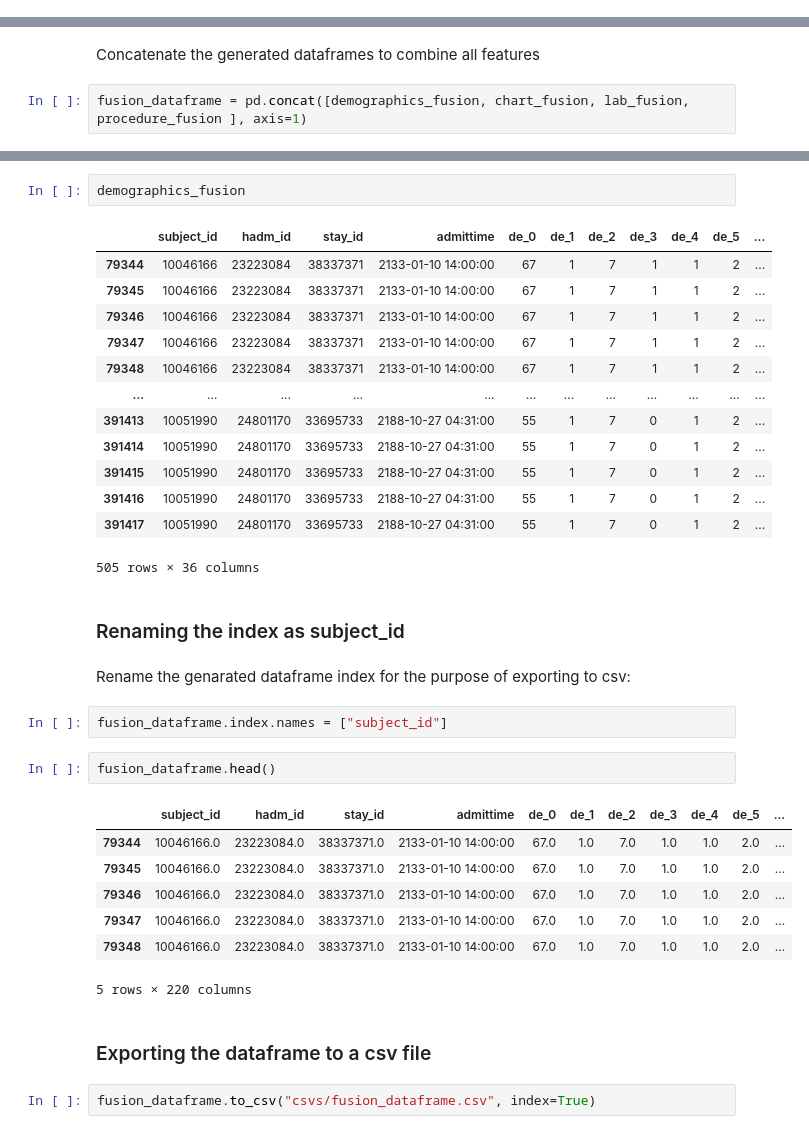
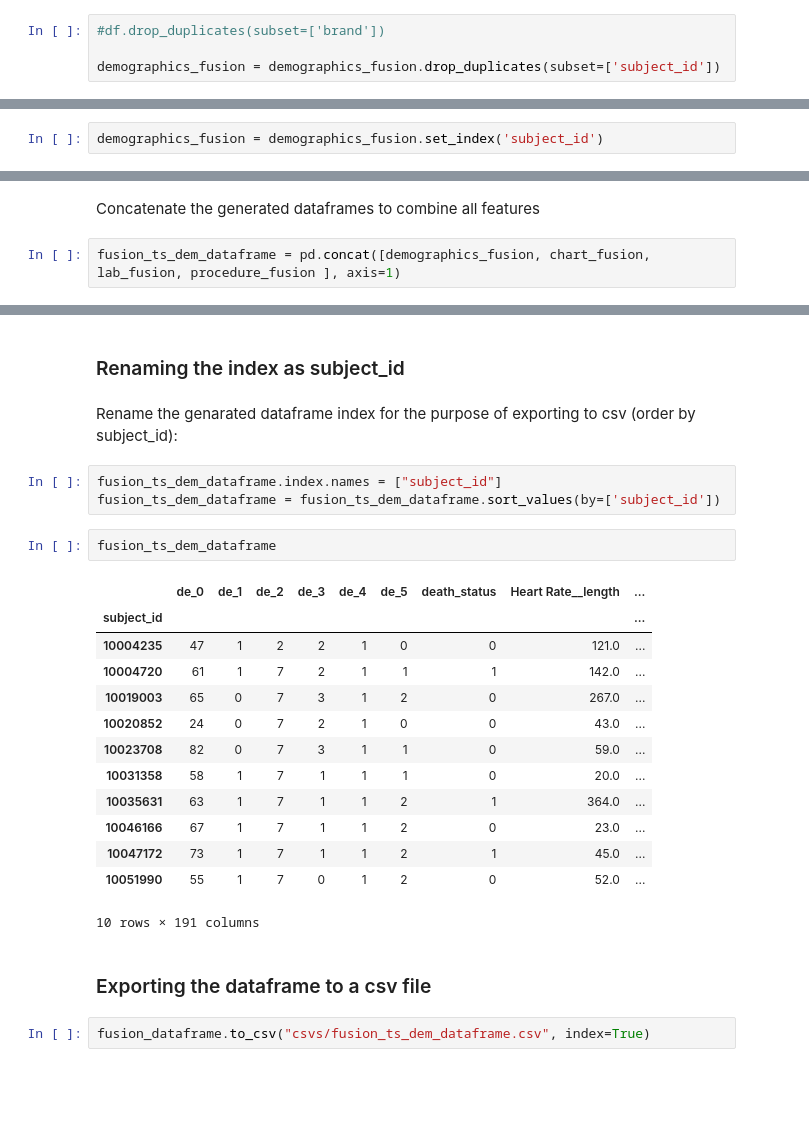
Before and after one commit to BrahimFakri/Patient-Health-Data-Analysis-And-Feature-Extraction-For-Machine-Learning, a Jupyter notebook: notebooks/tutorials/Demographics_TimeSeries_features_Tutorial.ipynb, the cells around one changed output, grey strips where cells are left out. Drawn from its saved outputs; the diff is of its cells as text; blank space fills up the shorter version.

```diff
--- a/notebooks/tutorials/Demographics_TimeSeries_features_Tutorial.ipynb
+++ b/notebooks/tutorials/Demographics_TimeSeries_features_Tutorial.ipynb
@@ -132,0 +147,4 @@ demographics_fusion = demographics_fusion[demographics_fusion['subject_id'].isin
+# %%
+#df.drop_duplicates(subset=['brand'])
+
+demographics_fusion = demographics_fusion.drop_duplicates(subset=['subject_id'])
@@ -132,0 +165,2 @@ demographics_fusion = demographics_fusion[demographics_fusion['subject_id'].isin
+# %%
+demographics_fusion = demographics_fusion.set_index('subject_id')
@@ -135,4 +184,4 @@ demographics_fusion = demographics_fusion[demographics_fusion['subject_id'].isin
 # %% [markdown]
 Concatenate the generated dataframes to combine  all features
 # %%
-fusion_dataframe = pd.concat([demographics_fusion, chart_fusion, lab_fusion, procedure_fusion ], axis=1)
+fusion_ts_dem_dataframe = pd.concat([demographics_fusion, chart_fusion, lab_fusion, procedure_fusion ], axis=1)
@@ -156,36 +203,27 @@ fusion_dataframe
-# %%
-demographics_fusion
-# %% [output]
-|  | subject_id | hadm_id | stay_id | admittime | de_0 | de_1 | de_2 | de_3 | de_4 | de_5 | ... |
-| 79344 | 10046166 | 23223084 | 38337371 | 2133-01-10 14:00:00 | 67 | 1 | 7 | 1 | 1 | 2 | ... |
-| 79345 | 10046166 | 23223084 | 38337371 | 2133-01-10 14:00:00 | 67 | 1 | 7 | 1 | 1 | 2 | ... |
-| 79346 | 10046166 | 23223084 | 38337371 | 2133-01-10 14:00:00 | 67 | 1 | 7 | 1 | 1 | 2 | ... |
-| 79347 | 10046166 | 23223084 | 38337371 | 2133-01-10 14:00:00 | 67 | 1 | 7 | 1 | 1 | 2 | ... |
-| 79348 | 10046166 | 23223084 | 38337371 | 2133-01-10 14:00:00 | 67 | 1 | 7 | 1 | 1 | 2 | ... |
-| ... | ... | ... | ... | ... | ... | ... | ... | ... | ... | ... | ... |
-| 391413 | 10051990 | 24801170 | 33695733 | 2188-10-27 04:31:00 | 55 | 1 | 7 | 0 | 1 | 2 | ... |
-| 391414 | 10051990 | 24801170 | 33695733 | 2188-10-27 04:31:00 | 55 | 1 | 7 | 0 | 1 | 2 | ... |
-| 391415 | 10051990 | 24801170 | 33695733 | 2188-10-27 04:31:00 | 55 | 1 | 7 | 0 | 1 | 2 | ... |
-| 391416 | 10051990 | 24801170 | 33695733 | 2188-10-27 04:31:00 | 55 | 1 | 7 | 0 | 1 | 2 | ... |
-| 391417 | 10051990 | 24801170 | 33695733 | 2188-10-27 04:31:00 | 55 | 1 | 7 | 0 | 1 | 2 | ... |
-505 rows × 36 columns
 # %% [markdown]
 ### Renaming the index as subject_id
 # %% [markdown]
-Rename the genarated dataframe index for the purpose of exporting to csv:
+Rename the genarated dataframe index for the purpose of exporting to csv (order by subject_id):
 # %%
-fusion_dataframe.index.names = ["subject_id"]
+fusion_ts_dem_dataframe.index.names = ["subject_id"]
+fusion_ts_dem_dataframe = fusion_ts_dem_dataframe.sort_values(by=['subject_id'])
 # %%
-fusion_dataframe.head()
+fusion_ts_dem_dataframe
 # %% [output]
-|  | subject_id | hadm_id | stay_id | admittime | de_0 | de_1 | de_2 | de_3 | de_4 | de_5 | ... |
-| 79344 | 10046166.0 | 23223084.0 | 38337371.0 | 2133-01-10 14:00:00 | 67.0 | 1.0 | 7.0 | 1.0 | 1.0 | 2.0 | ... |
-| 79345 | 10046166.0 | 23223084.0 | 38337371.0 | 2133-01-10 14:00:00 | 67.0 | 1.0 | 7.0 | 1.0 | 1.0 | 2.0 | ... |
-| 79346 | 10046166.0 | 23223084.0 | 38337371.0 | 2133-01-10 14:00:00 | 67.0 | 1.0 | 7.0 | 1.0 | 1.0 | 2.0 | ... |
-| 79347 | 10046166.0 | 23223084.0 | 38337371.0 | 2133-01-10 14:00:00 | 67.0 | 1.0 | 7.0 | 1.0 | 1.0 | 2.0 | ... |
-| 79348 | 10046166.0 | 23223084.0 | 38337371.0 | 2133-01-10 14:00:00 | 67.0 | 1.0 | 7.0 | 1.0 | 1.0 | 2.0 | ... |
+|  | de_0 | de_1 | de_2 | de_3 | de_4 | de_5 | death_status | Heart Rate__length | ... |
+| subject_id |  |  |  |  |  |  |  |  | ... |
+| 10004235 | 47 | 1 | 2 | 2 | 1 | 0 | 0 | 121.0 | ... |
+| 10004720 | 61 | 1 | 7 | 2 | 1 | 1 | 1 | 142.0 | ... |
+| 10019003 | 65 | 0 | 7 | 3 | 1 | 2 | 0 | 267.0 | ... |
+| 10020852 | 24 | 0 | 7 | 2 | 1 | 0 | 0 | 43.0 | ... |
+| 10023708 | 82 | 0 | 7 | 3 | 1 | 1 | 0 | 59.0 | ... |
+| 10031358 | 58 | 1 | 7 | 1 | 1 | 1 | 0 | 20.0 | ... |
+| 10035631 | 63 | 1 | 7 | 1 | 1 | 2 | 1 | 364.0 | ... |
+| 10046166 | 67 | 1 | 7 | 1 | 1 | 2 | 0 | 23.0 | ... |
+| 10047172 | 73 | 1 | 7 | 1 | 1 | 2 | 1 | 45.0 | ... |
+| 10051990 | 55 | 1 | 7 | 0 | 1 | 2 | 0 | 52.0 | ... |
-5 rows × 220 columns
+10 rows × 191 columns
 # %% [markdown]
 ### Exporting the dataframe to a csv file
 # %%
-fusion_dataframe.to_csv("csvs/fusion_dataframe.csv", index=True)
+fusion_dataframe.to_csv("csvs/fusion_ts_dem_dataframe.csv", index=True)
```
Also changed, not shown: parts of 8 cells of this notebook, 2 other files.
